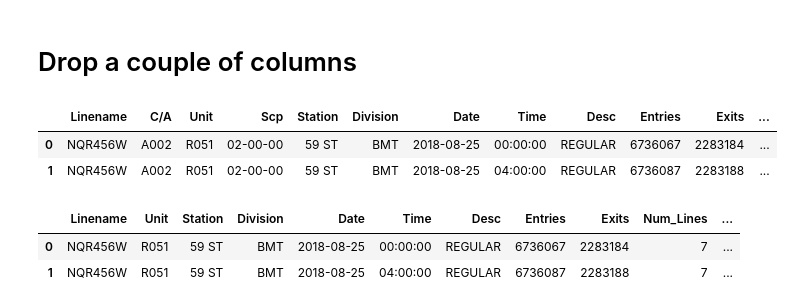
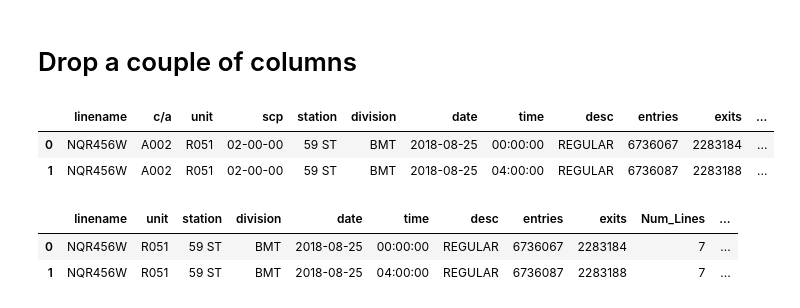
Before and after one commit to BrittaInData/dsc-0-03-08-understanding-pandas-series-and-dataframes-lab-online-ds-ft-100118, a Jupyter notebook: index.ipynb, the cells around one changed output. Saved outputs shown, nothing was run; the diff lists cells and outputs as text; code cells hidden in the pictures.

```diff
--- a/index.ipynb
+++ b/index.ipynb
@@ -100,7 +100,7 @@ df.head(2)
 ## Write a function to clean a column name.
 # %%
 def clean(col_name):
-    cleaned = col_name.title()
+    cleaned = col_name.strip()
     return cleaned
 # %%
 # This is a list comprehension. It applies your clean function to every item in the list.
@@ -134,8 +132,8 @@ Name: Date, dtype: datetime64[ns]
 # %%
 # Change date column in date-type
-df.Date = pd.to_datetime(df.Date)
+df.date = pd.to_datetime(df.date)
 # %%
 # Extract d-o-w
-df['Day_of_week'] = df.Date.dt.dayofweek
+df['day_of_week'] = df.date.dt.dayofweek
 df.head(2)
 # %% [output]
@@ -190,13 +190,13 @@ KeyError: "['Exits'] not in index"
 # %%
 df.head(2)
 # %% [output]
-|  | Linename | C/A | Unit | Scp | Station | Division | Date | Time | Desc | Entries | Exits | ... |
+|  | linename | c/a | unit | scp | station | division | date | time | desc | entries | exits | ... |
 | 0 | NQR456W | A002 | R051 | 02-00-00 | 59 ST | BMT | 2018-08-25 | 00:00:00 | REGULAR | 6736067 | 2283184 | ... |
 | 1 | NQR456W | A002 | R051 | 02-00-00 | 59 ST | BMT | 2018-08-25 | 04:00:00 | REGULAR | 6736087 | 2283188 | ... |
 # %%
-df = df.drop(['C/A', 'Scp'], axis=1)
+df = df.drop(['c/a', 'scp'], axis=1)
 df.head(2)
 # %% [output]
-|  | Linename | Unit | Station | Division | Date | Time | Desc | Entries | Exits | Num_Lines | ... |
+|  | linename | unit | station | division | date | time | desc | entries | exits | Num_Lines | ... |
 | 0 | NQR456W | R051 | 59 ST | BMT | 2018-08-25 | 00:00:00 | REGULAR | 6736067 | 2283184 | 7 | ... |
 | 1 | NQR456W | R051 | 59 ST | BMT | 2018-08-25 | 04:00:00 | REGULAR | 6736087 | 2283188 | 7 | ... |
```
Also changed, not shown: parts of 10 cells of this notebook.
